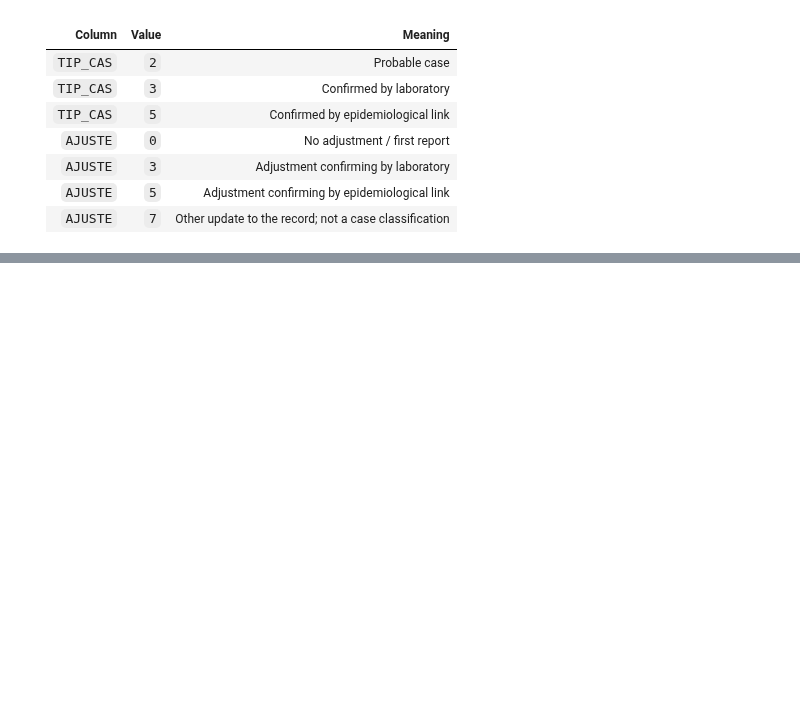
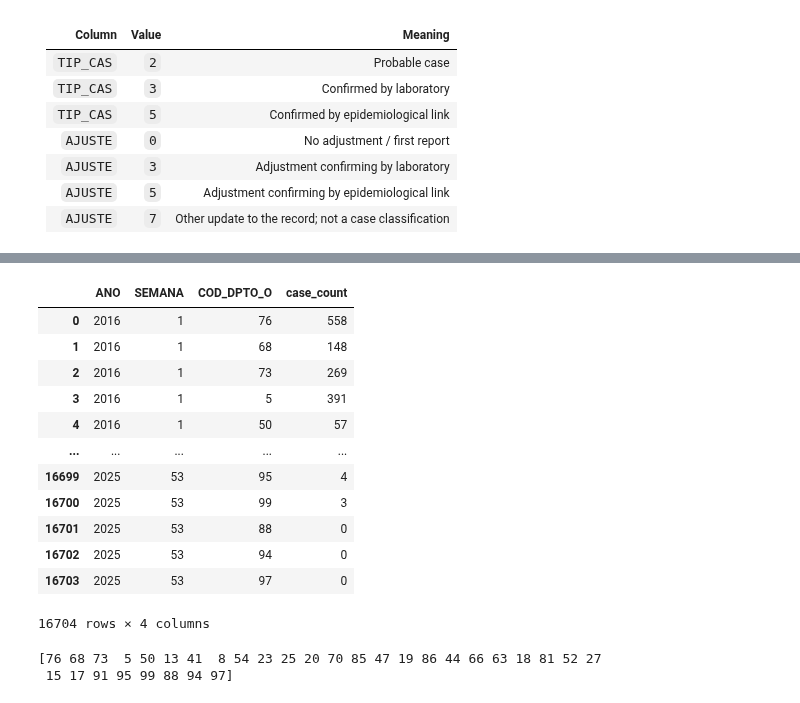
Before and after one commit to CarlosBlanco1/ColombiaDengueForecasting, a Jupyter notebook: notebooks/explore_dengue_cases.ipynb, the cells around one changed output, grey strips where cells are left out. Cells and saved outputs as stored; diff of their text form; code cells hidden in the pictures; blank space fills up the shorter version.

```diff
--- a/notebooks/explore_dengue_cases.ipynb
+++ b/notebooks/explore_dengue_cases.ipynb
@@ -86,0 +195,9 @@ cases_data_frames[0].head()
+# %%
+
+import numpy as np
+
+epidemological_weeks_per_year = [(2016, 52),(2017, 52),(2018, 52),(2019, 52),(2020, 53),(2021, 52),(2022, 52),(2023, 52),(2024, 52),(2025, 53)]
+
+year_week = np.array([(year , week) for year, num_weeks in epidemological_weeks_per_year for week in range(1, num_weeks + 1)])
+year_week_df = pd.DataFrame(data = year_week, columns=['ANO', 'SEMANA'])
+year_week_df
@@ -86,0 +218,3 @@ cases_data_frames[0].head()
+# %%
+department_year_week_df = year_week_df.merge(department_codes_df, how='cross')
+department_year_week_df
@@ -86,0 +235,23 @@ cases_data_frames[0].head()
+# %%
+weekly_cases_complete_df = department_year_week_df.merge(counts_by_week_year_department, on=keys, how='left').fillna({'case_count' : 0})
+weekly_cases_complete_df['case_count'] = weekly_cases_complete_df['case_count'].astype(int)
+weekly_cases_complete_df
+# %% [output]
+|  | ANO | SEMANA | COD_DPTO_O | case_count |
+| 0 | 2016 | 1 | 76 | 558 |
+| 1 | 2016 | 1 | 68 | 148 |
+| 2 | 2016 | 1 | 73 | 269 |
+| 3 | 2016 | 1 | 5 | 391 |
+| 4 | 2016 | 1 | 50 | 57 |
+| ... | ... | ... | ... | ... |
+| 16699 | 2025 | 53 | 95 | 4 |
+| 16700 | 2025 | 53 | 99 | 3 |
+| 16701 | 2025 | 53 | 88 | 0 |
+| 16702 | 2025 | 53 | 94 | 0 |
+| 16703 | 2025 | 53 | 97 | 0 |
+16704 rows × 4 columns
+# %%
+print(weekly_cases_complete_df['COD_DPTO_O'].unique())
+# %% [output]
+[76 68 73  5 50 13 41  8 54 23 25 20 70 85 47 19 86 44 66 63 18 81 52 27
+ 15 17 91 95 99 88 94 97]
```
Also changed, not shown: parts of 10 cells of this notebook.
